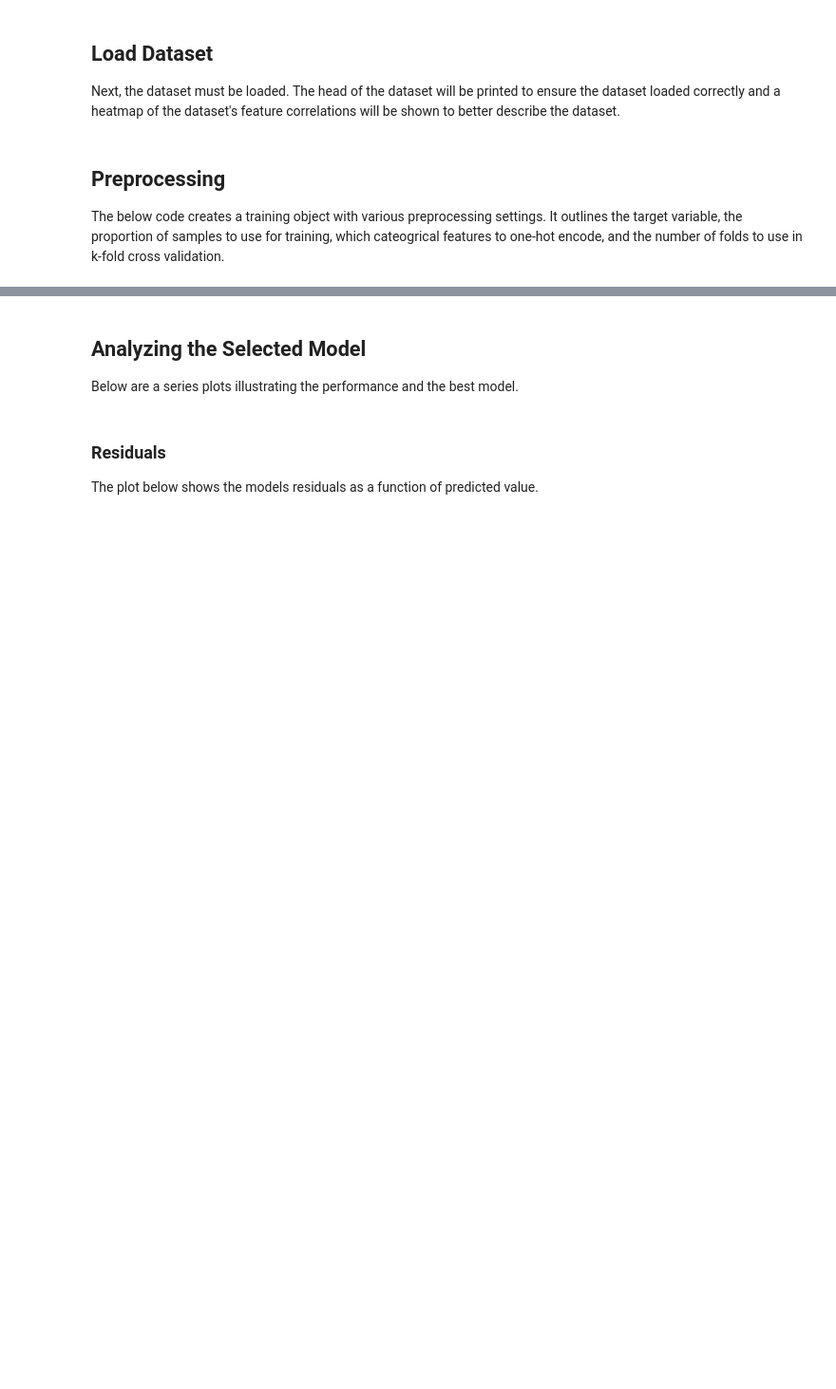
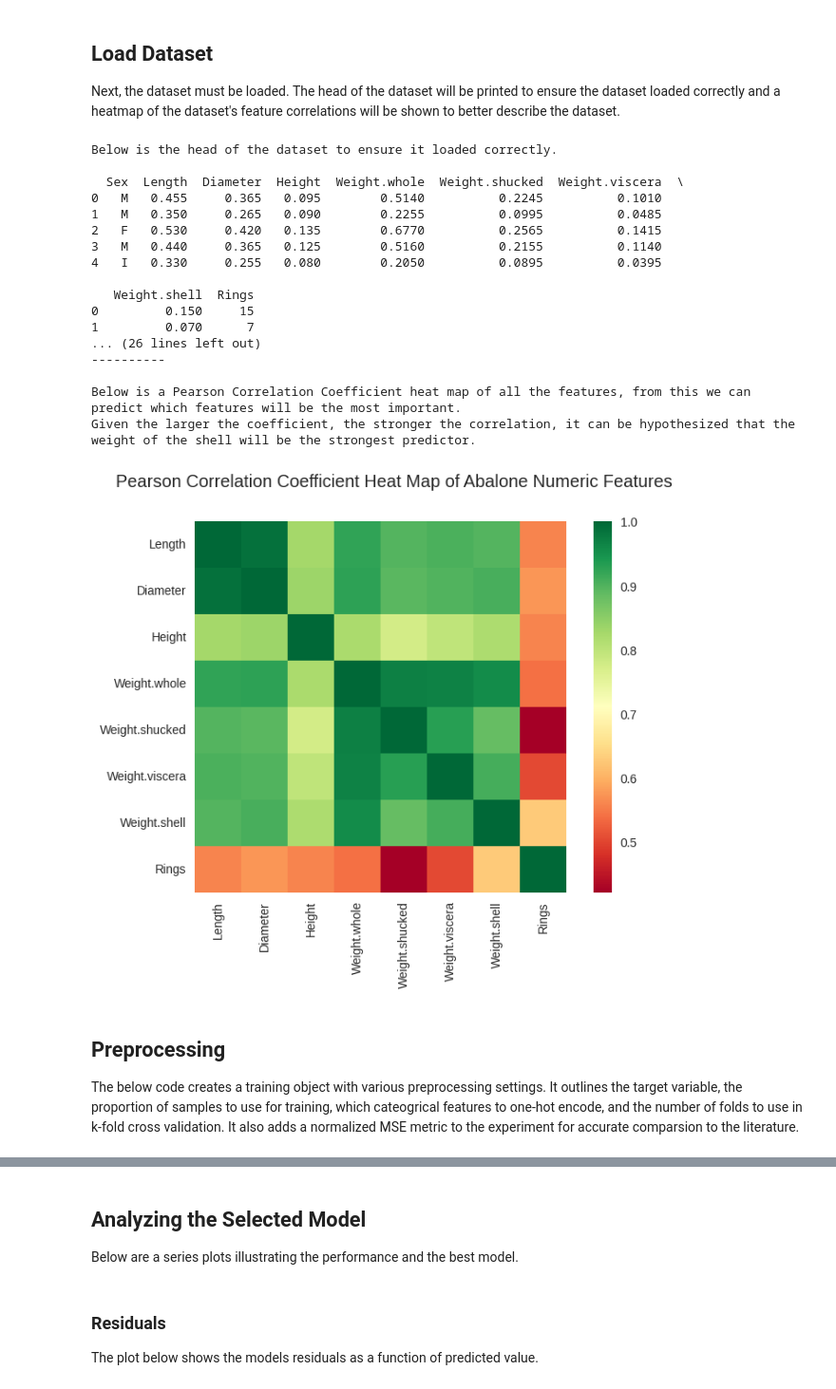
Before and after one commit to bwood06/EE8603_Final_Project, a Jupyter notebook: final_project.ipynb, the cells around one changed output, grey strips where cells are left out. Shown at 95% size. Drawn from its saved outputs; the diff is of its cells as text; code cells hidden in the pictures; blank space fills up the shorter version.

```diff
--- a/final_project.ipynb
+++ b/final_project.ipynb
@@ -22,24 +40,45 @@ Next, the dataset must be loaded. The head of the dataset will be printed to ens
 # %%
 import seaborn as sns
 from uci_dataset import load_abalone
 from matplotlib import pyplot as plt
 dataset = load_abalone()
 print(f'Below is the head of the dataset to ensure it loaded correctly. \n')
 print(dataset.head())
 print('\n----------\n')
 print(f'There are {dataset.shape[0]} samples.')
 print('\n----------\n')
 print(f'There are {dataset.shape[1] - 1} features that can be used for prediction. The features and their data types are listed below: \n')
 print(dataset.dtypes)
 print(f'\nThere are {dataset.select_dtypes(exclude=object).shape[1]} numeric features and {dataset.select_dtypes(include=object).shape[1]} non-numeric feature.' \
       f'There are {len(dataset["Sex"].unique())} options for the categorical variable.')
 print(f'After one hot encoding, there will be a total of {dataset.shape[1] - 1 + 2} features that can be used for prediction.')
 print('\n----------\n')
-print('Below is a correlation heat map of all the features, from this we can predict which features will be the most important. \n')
-sns.heatmap(dataset.corr(), square=True, cmap='RdYlGn')
+print('Below is a Pearson Correlation Coefficient heat map of all the features, from this we can predict which features will be the most important.')
+print('Given the larger the coefficient, the stronger the correlation, it can be hypothesized that the weight of the shell will be the strongest predictor. \n')
+sns.heatmap(dataset.corr(numeric_only=True, method='pearson'), square=True, cmap='RdYlGn')
+plt.suptitle('Pearson Correlation Coefficient Heat Map of Abalone Numeric Features')
 plt.show()
+# %% [output]
+Below is the head of the dataset to ensure it loaded correctly.
+
+  Sex  Length  Diameter  Height  Weight.whole  Weight.shucked  Weight.viscera  \
+0   M   0.455     0.365   0.095        0.5140          0.2245          0.1010
+1   M   0.350     0.265   0.090        0.2255          0.0995          0.0485
+2   F   0.530     0.420   0.135        0.6770          0.2565          0.1415
+3   M   0.440     0.365   0.125        0.5160          0.2155          0.1140
+4   I   0.330     0.255   0.080        0.2050          0.0895          0.0395
+
+   Weight.shell  Rings
+0         0.150     15
+1         0.070      7
+... (26 lines left out)
+----------
+
+Below is a Pearson Correlation Coefficient heat map of all the features, from this we can predict which features will be the most important.
+Given the larger the coefficient, the stronger the correlation, it can be hypothesized that the weight of the shell will be the strongest predictor.
+[figure, added]
 # %% [markdown]
 ## Preprocessing
-The below code creates a training object with various preprocessing settings. It outlines the target variable, the proportion of samples to use for training, which cateogrical features to one-hot encode, and the number of folds to use in k-fold cross validation.
+The below code creates a training object with various preprocessing settings. It outlines the target variable, the proportion of samples to use for training, which cateogrical features to one-hot encode, and the number of folds to use in k-fold cross validation. It also adds a normalized MSE metric to the experiment for accurate comparsion to the literature.
 # %%
 from pycaret.regression import RegressionExperiment
```
Also changed, not shown: parts of 9 cells of this notebook.
